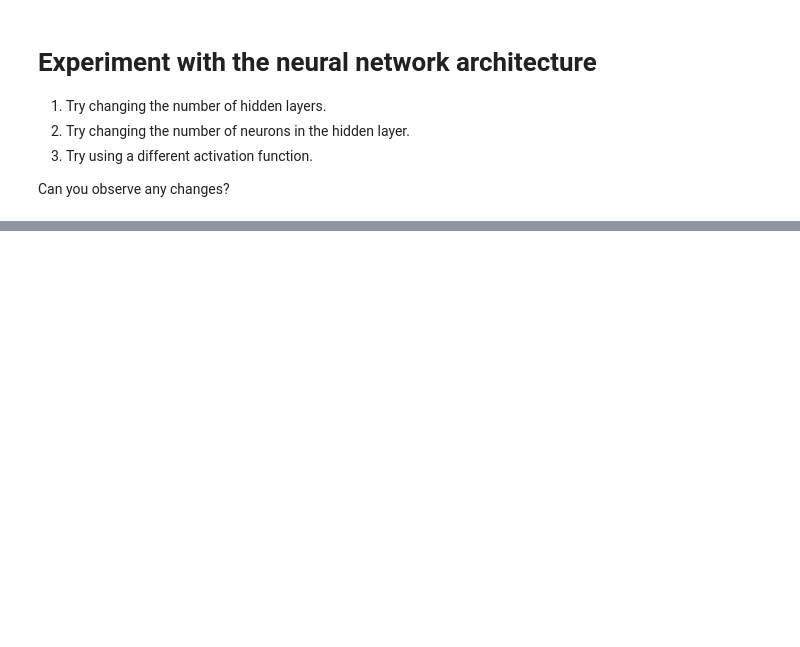
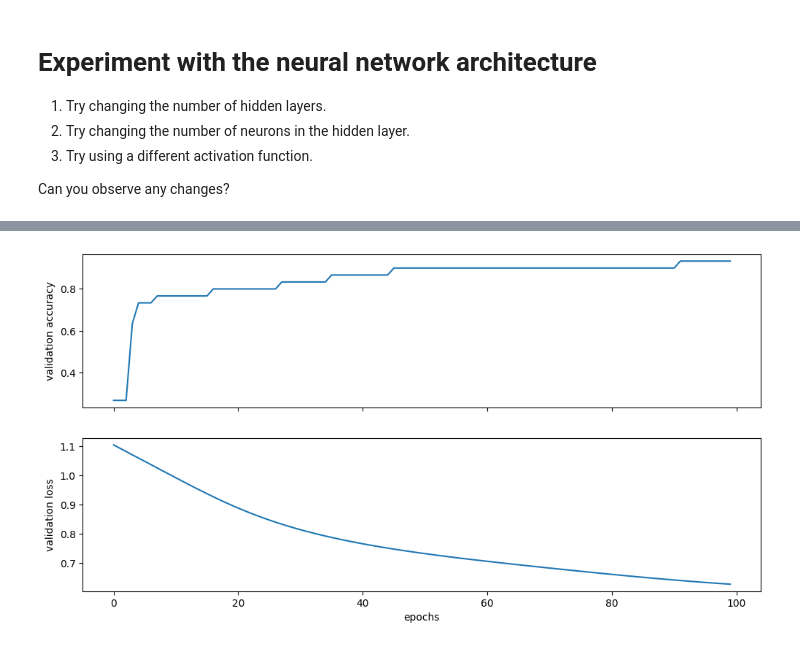
Before and after one commit to VyjayantiN/FMML-Projects-Assignments-2023, a Jupyter notebook: FMML_Aug'22_M9_L2.ipynb, the cells around one changed output, grey strips where cells are left out. Cells and saved outputs as stored; diff of their text form; code cells hidden in the pictures; blank space fills up the shorter version.

```diff
--- a/FMML_Aug'22_M9_L2.ipynb
+++ b/FMML_Aug'22_M9_L2.ipynb
@@ -148,0 +259,48 @@ Can you observe any changes?
+# %%
+ # QUESTION -3
+
+ # Experiment 3: Using a different activation function
+
+class Model3(nn.Module):
+    def __init__(self, input_dim):
+        super(Model3, self).__init__()
+        self.layer1 = nn.Linear(input_dim, 50)
+        self.layer2 = nn.Linear(50, 50)
+        self.layer3 = nn.Linear(50, 3)
+
+    def forward(self, x):
+        x = F.tanh(self.layer1(x))  # Change activation function here
+        x = F.tanh(self.layer2(x))  # Change activation function here
+        x = F.softmax(self.layer3(x), dim=1)
+        return x
+
+model3 = Model3(X_train.shape[1])
+optimizer3 = torch.optim.Adam(model3.parameters(), lr=0.001)
+
+# Training loop
+loss_list3 = np.zeros((EPOCHS,))
+accuracy_list3 = np.zeros((EPOCHS,))
+
+for epoch in tqdm.trange(EPOCHS):
+    y_pred = model3(X_train)
+    loss = loss_fn(y_pred, y_train)
+    loss_list3[epoch] = loss.item()
+
+    optimizer3.zero_grad()
+    loss.backward()
+    optimizer3.step()
+
+    with torch.no_grad():
+        y_pred = model3(X_test)
+        correct = (torch.argmax(y_pred, dim=1) == y_test).type(torch.FloatTensor)
+        accuracy_list3[epoch] = correct.mean()
+
+# Plotting training progress
+fig, (ax1, ax2) = plt.subplots(2, figsize=(12, 6), sharex=True)
+ax1.plot(accuracy_list3)
+ax1.set_ylabel("validation accuracy")
+ax2.plot(loss_list3)
+ax2.set_ylabel("validation loss")
+ax2.set_xlabel("epochs");
+# %% [output]
+[figure, added]
```
Also changed, not shown: parts of 5 cells of this notebook.
